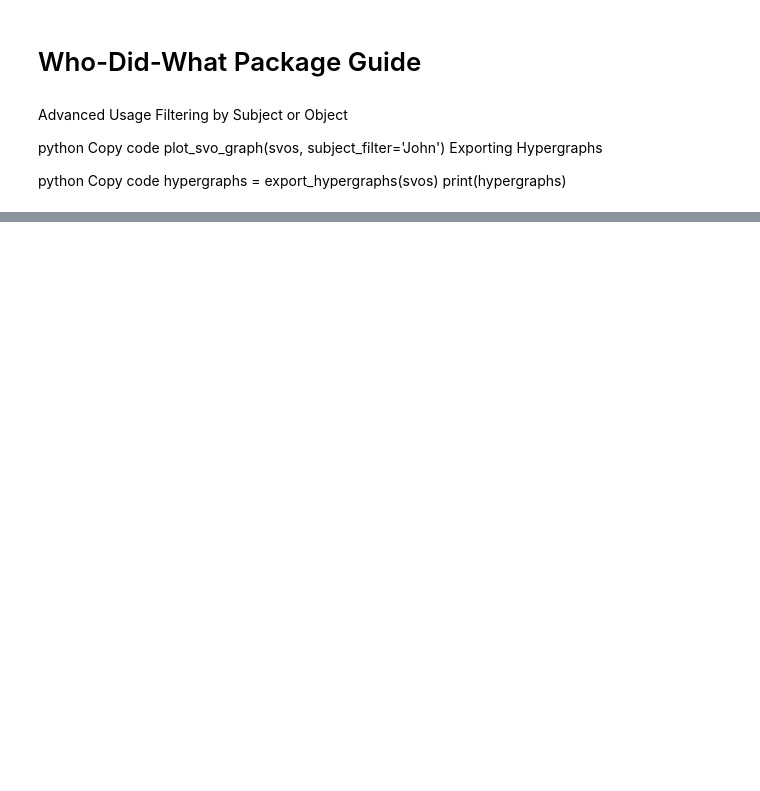
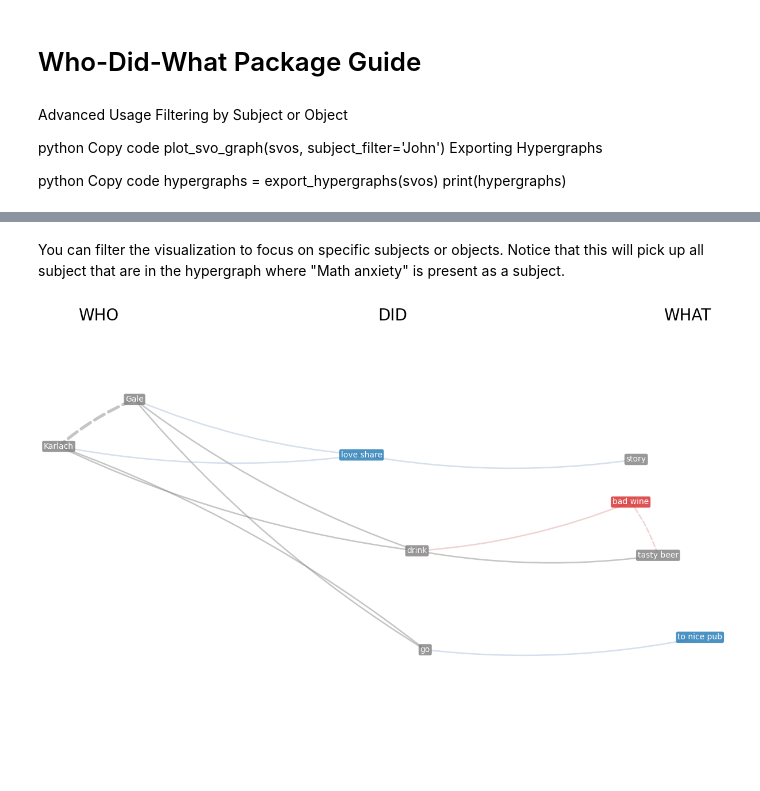
Before and after one commit to RiccardoImprota/Who-Did-What-Networks, a Jupyter notebook: Docs & Guides/Starting Guide.ipynb, the cells around one changed output, grey strips where cells are left out. Cells and saved outputs as stored; diff of their text form; code cells hidden in the pictures; blank space fills up the shorter version.

```diff
--- a/Docs & Guides/Starting Guide.ipynb
+++ b/Docs & Guides/Starting Guide.ipynb
@@ -217,0 +150,6 @@ Copy code
+# %% [markdown]
+You can filter the visualization to focus on specific subjects or objects. Notice that this will pick up all subject that are in the hypergraph where "Math anxiety" is present as a subject.
+# %%
+wdw.plot_svo_graph(svo, subject_filter='Gale')
+# %% [output]
+[figure, added]
```
Also changed, not shown: parts of 12 cells of this notebook, 2 other files.
